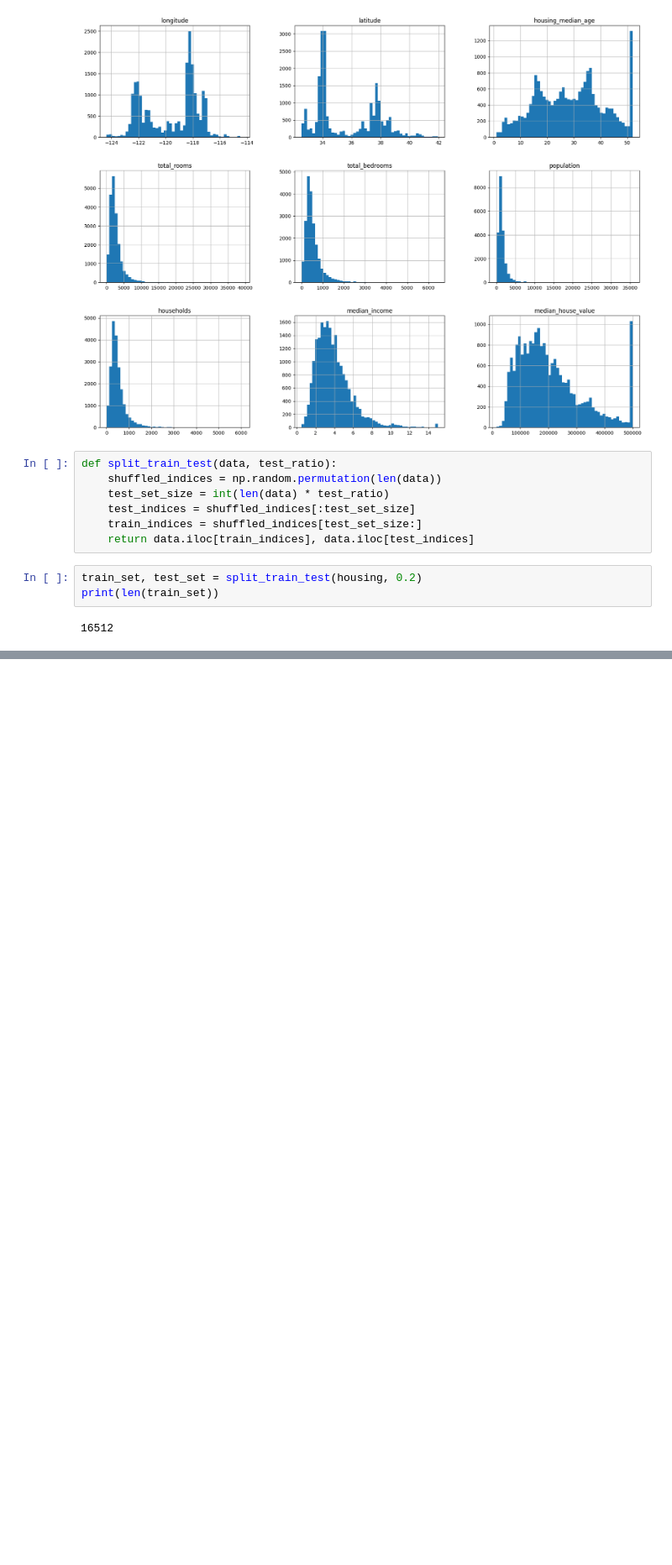
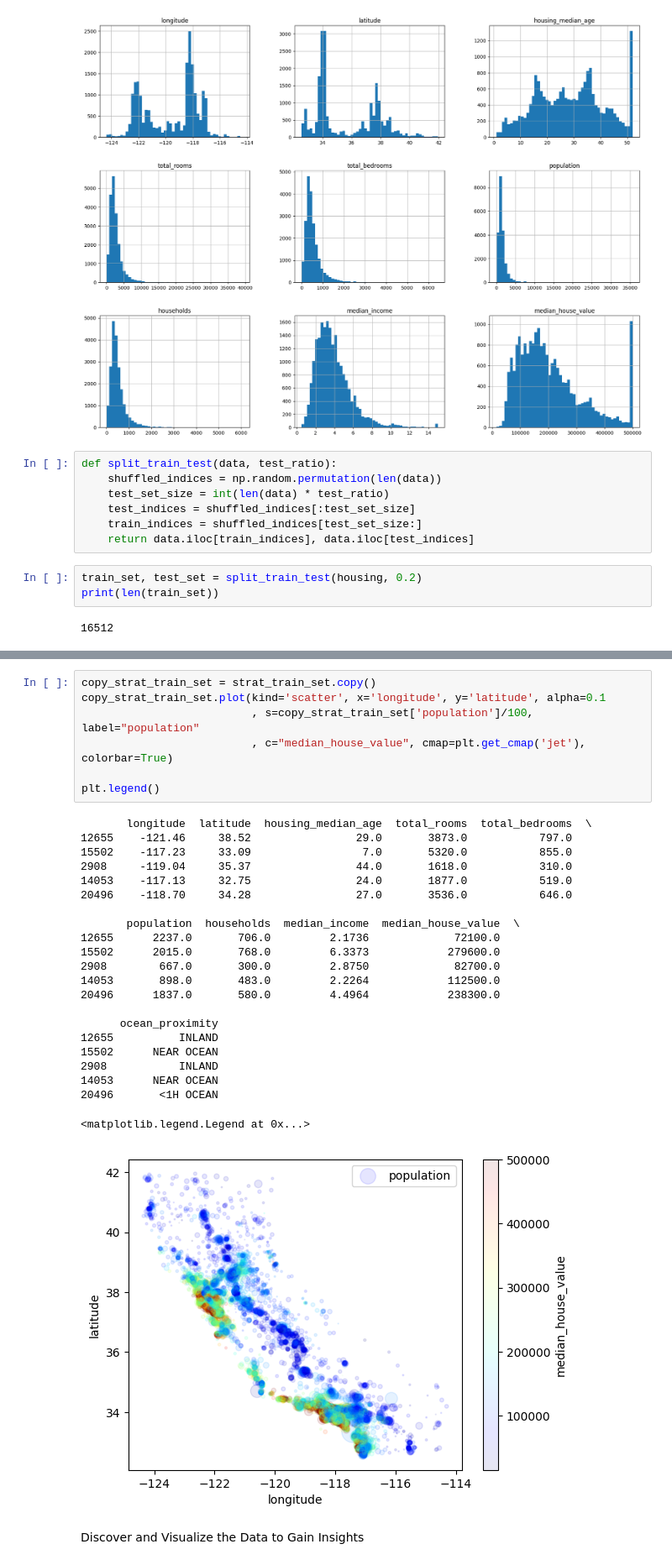
Before and after one commit to Polymath1108/House-Price-Prediction, a Jupyter notebook: dev.ipynb, the cells around one changed output, grey strips where cells are left out. Shown at 84% size. Drawn from its saved outputs; the diff is of its cells as text; blank space fills up the shorter version.

```diff
--- a/dev.ipynb
+++ b/dev.ipynb
@@ -119,0 +98,32 @@ For example, when doing 'df[col].method(value, inplace=True)', try using 'df.met
+# %%
+copy_strat_train_set = strat_train_set.copy()
+copy_strat_train_set.plot(kind='scatter', x='longitude', y='latitude', alpha=0.1
+                          , s=copy_strat_train_set['population']/100, label="population"
+                          , c="median_house_value", cmap=plt.get_cmap('jet'), colorbar=True)
+
+plt.legend()
+# %% [output]
+       longitude  latitude  housing_median_age  total_rooms  total_bedrooms  \
+12655    -121.46     38.52                29.0       3873.0           797.0
+15502    -117.23     33.09                 7.0       5320.0           855.0
+2908     -119.04     35.37                44.0       1618.0           310.0
+14053    -117.13     32.75                24.0       1877.0           519.0
+20496    -118.70     34.28                27.0       3536.0           646.0
+
+       population  households  median_income  median_house_value  \
+12655      2237.0       706.0         2.1736             72100.0
+15502      2015.0       768.0         6.3373            279600.0
+2908        667.0       300.0         2.8750             82700.0
+14053       898.0       483.0         2.2264            112500.0
+20496      1837.0       580.0         4.4964            238300.0
+
+      ocean_proximity
+12655          INLAND
+15502      NEAR OCEAN
+2908           INLAND
+14053      NEAR OCEAN
+20496       <1H OCEAN
+<matplotlib.legend.Legend at 0x...>
+[figure, added]
+# %% [markdown]
+Discover and Visualize the Data to Gain Insights
```
Also changed, not shown: parts of 11 cells of this notebook.
